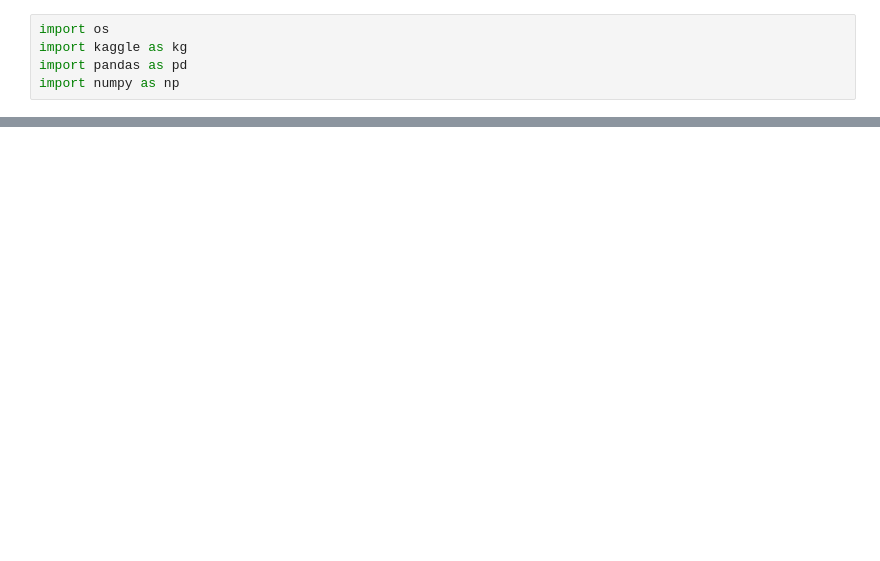
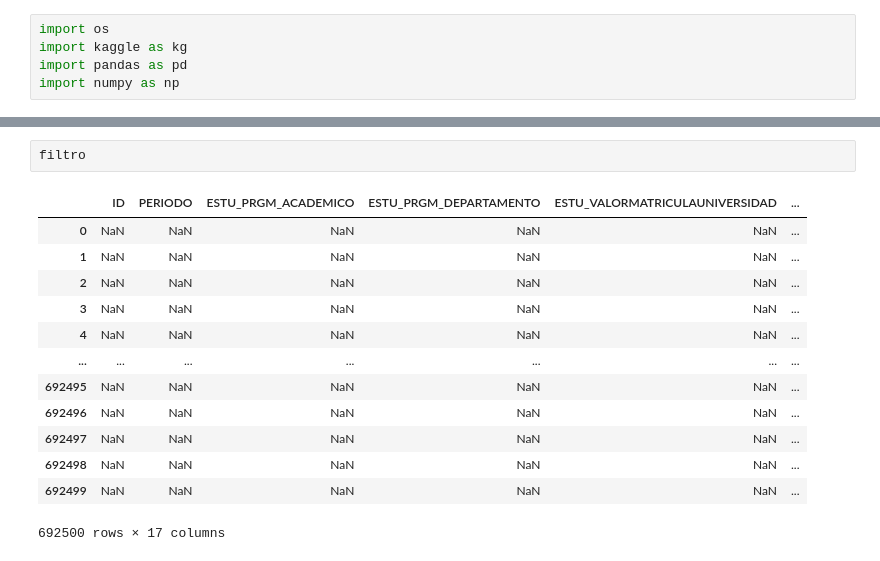
Before and after one commit to AlejandroBecerraAcevedo/modelPredictPrebaSaber, a Jupyter notebook: 01 - exploración.ipynb, the cells around one changed output, grey strips where cells are left out. Cells and saved outputs as stored; diff of their text form; blank space fills up the shorter version.

```diff
--- a/01 - exploración.ipynb
+++ b/01 - exploración.ipynb
@@ -30,0 +72,16 @@ de kaggle para su respectiva base de datos a manipular, tal arvhivo debe ser gua
+# %%
+filtro
+# %% [output]
+|  | ID | PERIODO | ESTU_PRGM_ACADEMICO | ESTU_PRGM_DEPARTAMENTO | ESTU_VALORMATRICULAUNIVERSIDAD | ... |
+| 0 | NaN | NaN | NaN | NaN | NaN | ... |
+| 1 | NaN | NaN | NaN | NaN | NaN | ... |
+| 2 | NaN | NaN | NaN | NaN | NaN | ... |
+| 3 | NaN | NaN | NaN | NaN | NaN | ... |
+| 4 | NaN | NaN | NaN | NaN | NaN | ... |
+| ... | ... | ... | ... | ... | ... | ... |
+| 692495 | NaN | NaN | NaN | NaN | NaN | ... |
+| 692496 | NaN | NaN | NaN | NaN | NaN | ... |
+| 692497 | NaN | NaN | NaN | NaN | NaN | ... |
+| 692498 | NaN | NaN | NaN | NaN | NaN | ... |
+| 692499 | NaN | NaN | NaN | NaN | NaN | ... |
+692500 rows × 17 columns
```
Also changed, not shown: parts of 5 cells of this notebook, 1 other file.
